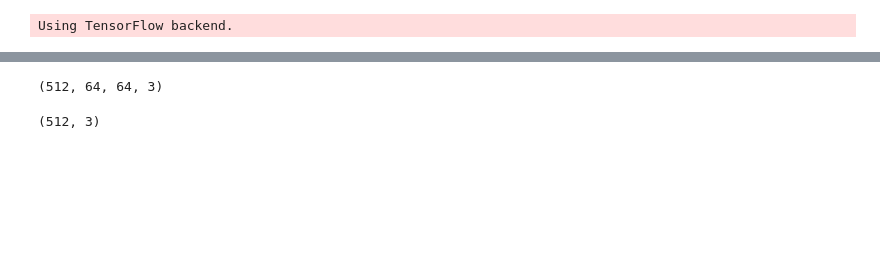
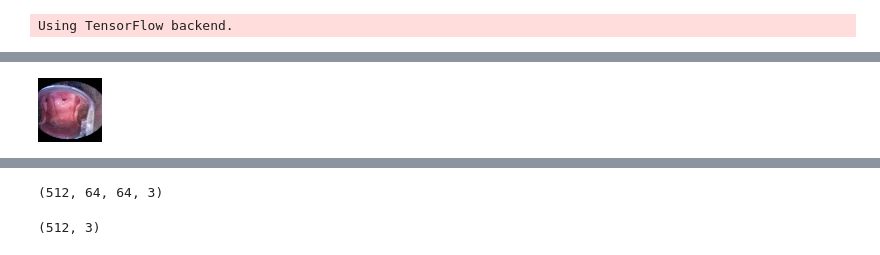
Before and after one commit to rorysroes/Kaggle_Cervical_Cancer_Screening, a Jupyter notebook: Rory/Dev-ipynb/LB_Vgg16_Layer_Trainable_1.ipynb, the cells around one changed output, grey strips where cells are left out. Saved outputs shown, nothing was run; the diff lists cells and outputs as text; code cells hidden in the pictures; blank space fills up the shorter version.

```diff
--- a/Rory/Dev-ipynb/LB_Vgg16_Layer_Trainable_1.ipynb
+++ b/Rory/Dev-ipynb/LB_Vgg16_Layer_Trainable_1.ipynb
@@ -7,6 +7,10 @@ import numpy as np
 Using TensorFlow backend.
 # %%
 import pandas as pd
+# %%
+from IPython.display import display
+def show(X):
+    display(Image.fromarray(X))
 # %%
 import keras.backend as K
 K.set_image_data_format('channels_last')
@@ -78,3 +83,7 @@ from sklearn.preprocessing import LabelEncoder
 train_data = np.load('/home/Kaggle_Cervical_Cancer_Screening/Rory/Dev-ipynb/resize_data/ALL_TRAIN_NOSEG_64.npy')
 # %%
 test_data = np.load('/home/Kaggle_Cervical_Cancer_Screening/Rory/Dev-ipynb/resize_data/ALL_TEST_NOSEG_64.npy')
+# %%
+show(train_data[0])
+# %% [output]
+[figure, added]
```
Also changed, not shown: parts of 14 cells of this notebook, 11 other files.
